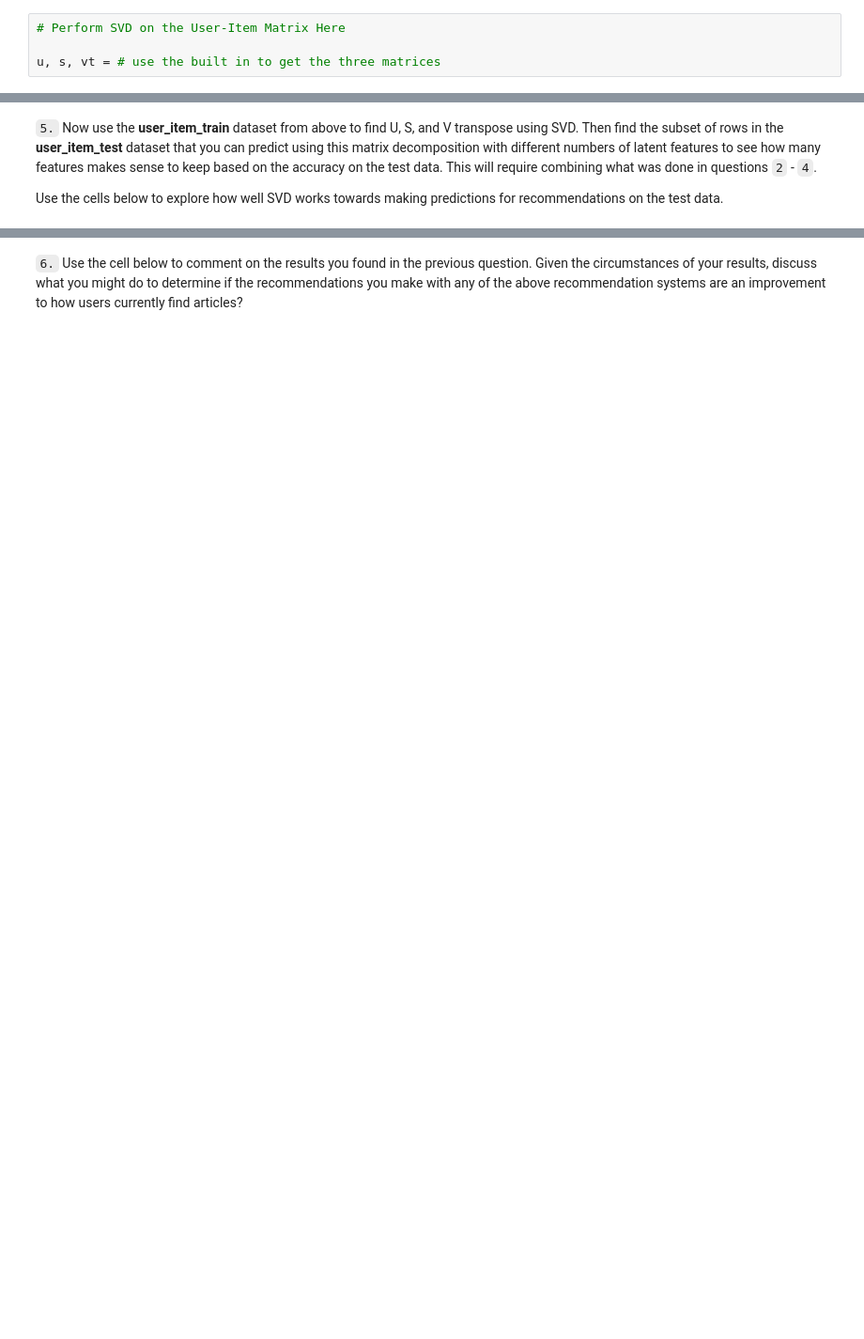
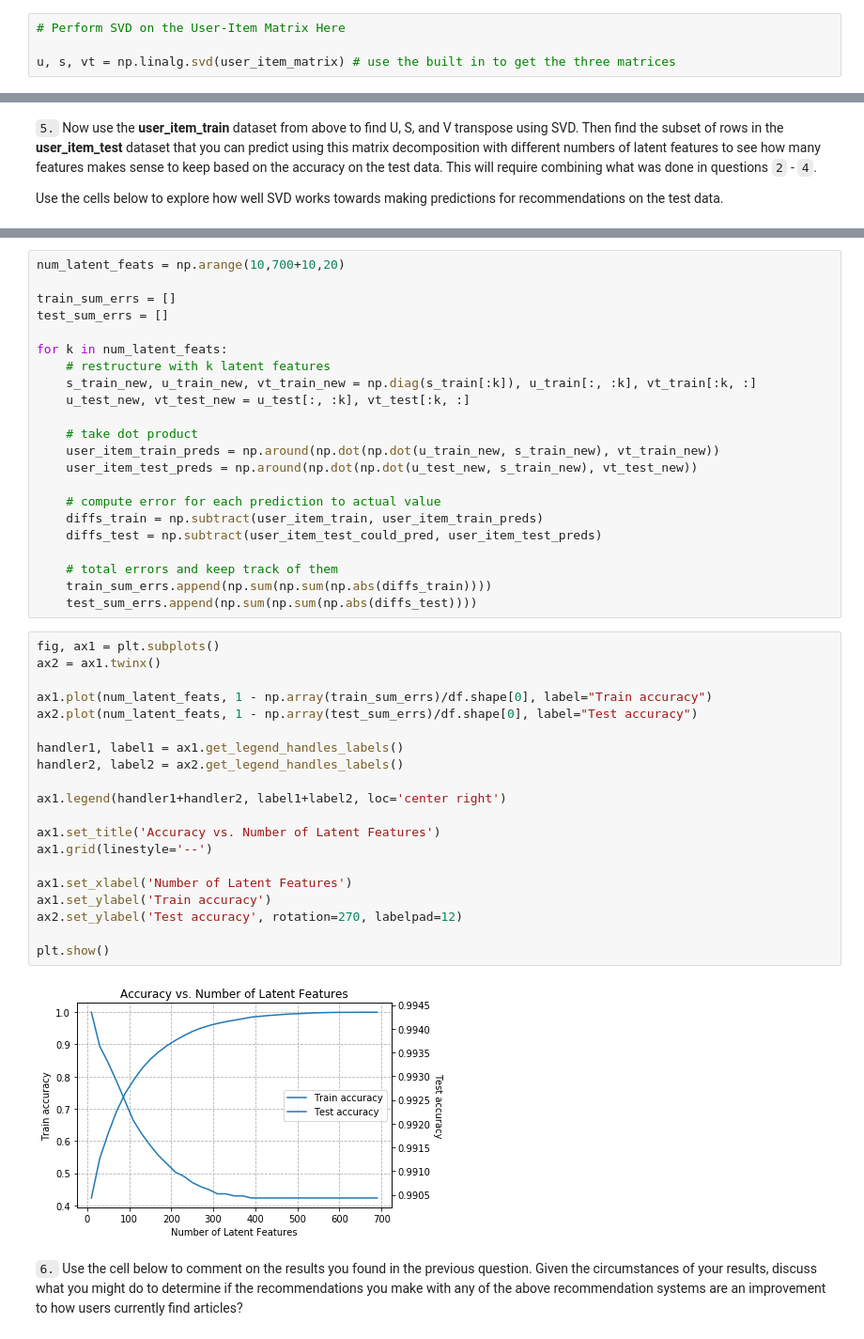
Before and after one commit to susmithagudapati/Recommendation-Engine-IBM, a Jupyter notebook: Recommendations_with_IBM.ipynb, the cells around one changed output, grey strips where cells are left out. Shown at 94% size. Cells and saved outputs as stored; diff of their text form; blank space fills up the shorter version.

Commit message:
matrix factorization

```diff
--- a/Recommendations_with_IBM.ipynb
+++ b/Recommendations_with_IBM.ipynb
@@ -681,4 +681,4 @@ user_item_matrix.head()
 # %%
 # Perform SVD on the User-Item Matrix Here
 
-u, s, vt = # use the built in to get the three matrices
+u, s, vt = np.linalg.svd(user_item_matrix) # use the built in to get the three matrices
@@ -771,2 +819,46 @@ u_train, s_train, vt_train = # fit svd similar to above then use the cells below
+# %%
+num_latent_feats = np.arange(10,700+10,20)
+
+train_sum_errs = []
+test_sum_errs = []
+
+for k in num_latent_feats:
+    # restructure with k latent features
+    s_train_new, u_train_new, vt_train_new = np.diag(s_train[:k]), u_train[:, :k], vt_train[:k, :]
+    u_test_new, vt_test_new = u_test[:, :k], vt_test[:k, :]
+
+    # take dot product
+    user_item_train_preds = np.around(np.dot(np.dot(u_train_new, s_train_new), vt_train_new))
+    user_item_test_preds = np.around(np.dot(np.dot(u_test_new, s_train_new), vt_test_new))
+
+    # compute error for each prediction to actual value
+    diffs_train = np.subtract(user_item_train, user_item_train_preds)
+    diffs_test = np.subtract(user_item_test_could_pred, user_item_test_preds)
+
+    # total errors and keep track of them
+    train_sum_errs.append(np.sum(np.sum(np.abs(diffs_train))))
+    test_sum_errs.append(np.sum(np.sum(np.abs(diffs_test))))
+# %%
+fig, ax1 = plt.subplots()
+ax2 = ax1.twinx()
+
+ax1.plot(num_latent_feats, 1 - np.array(train_sum_errs)/df.shape[0], label="Train accuracy")
+ax2.plot(num_latent_feats, 1 - np.array(test_sum_errs)/df.shape[0], label="Test accuracy")
+
+handler1, label1 = ax1.get_legend_handles_labels()
+handler2, label2 = ax2.get_legend_handles_labels()
+
+ax1.legend(handler1+handler2, label1+label2, loc='center right')
+
+ax1.set_title('Accuracy vs. Number of Latent Features')
+ax1.grid(linestyle='--')
+
+ax1.set_xlabel('Number of Latent Features')
+ax1.set_ylabel('Train accuracy')
+ax2.set_ylabel('Test accuracy', rotation=270, labelpad=12)
+
+plt.show()
+# %% [output]
+[figure, added]
 # %% [markdown]
 `6.` Use the cell below to comment on the results you found in the previous question. Given the circumstances of your results, discuss what you might do to determine if the recommendations you make with any of the above recommendation systems are an improvement to how users currently find articles?
```
Also changed, not shown: parts of 19 cells of this notebook, 1 other file.
